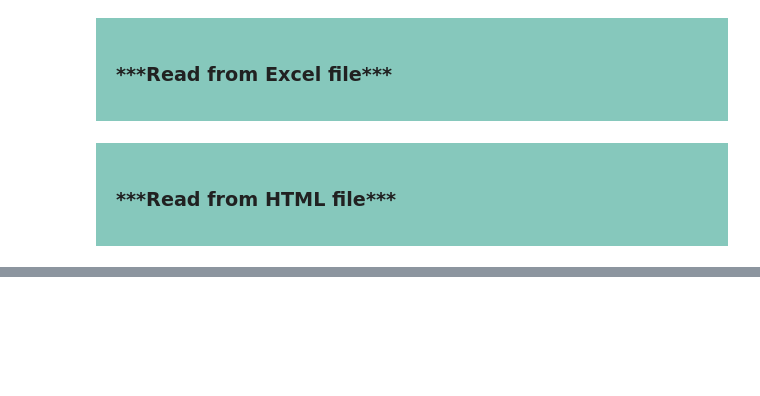
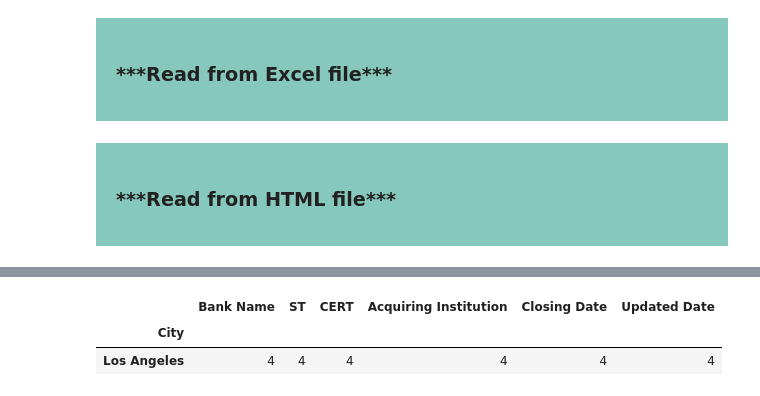
Before and after one commit to NiloofarSoltani/Financial-analysis-and-algorithmic-trading-with-python, a Jupyter notebook: pandas_exercise.ipynb, the cells around one changed output, grey strips where cells are left out. Drawn from its saved outputs; the diff is of its cells as text; code cells hidden in the pictures; blank space fills up the shorter version.

```diff
--- a/pandas_exercise.ipynb
+++ b/pandas_exercise.ipynb
@@ -413,0 +478,6 @@ pd.read_html()
+# %%
+data[data['ST'] == 'CA'].groupby('City').count().sort_values(by='Bank Name', ascending=False).head(1)
+# %% [output]
+|  | Bank Name | ST | CERT | Acquiring Institution | Closing Date | Updated Date |
+| City |  |  |  |  |  |  |
+| Los Angeles | 4 | 4 | 4 | 4 | 4 | 4 |
```
Also changed, not shown: parts of 46 cells of this notebook.
